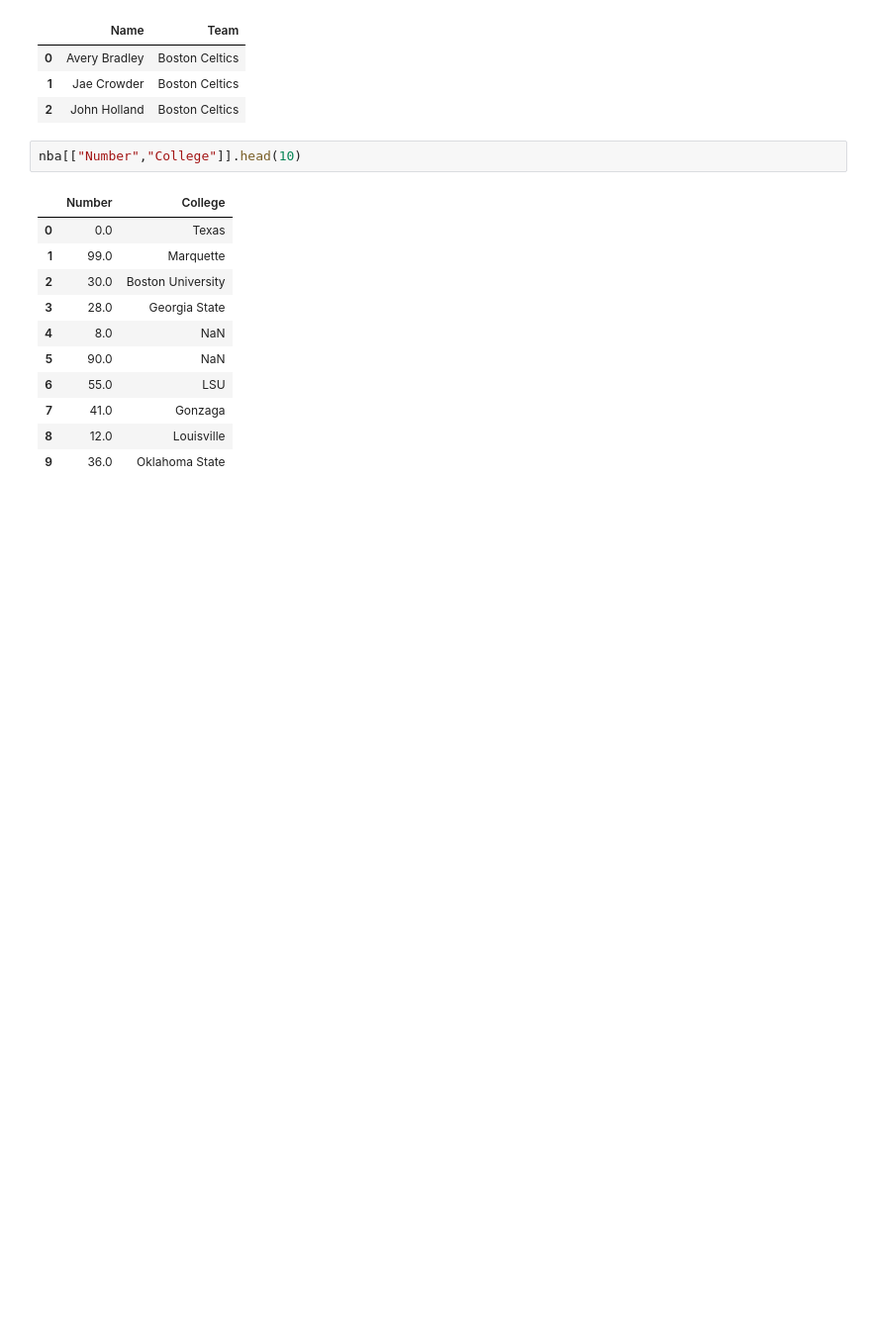
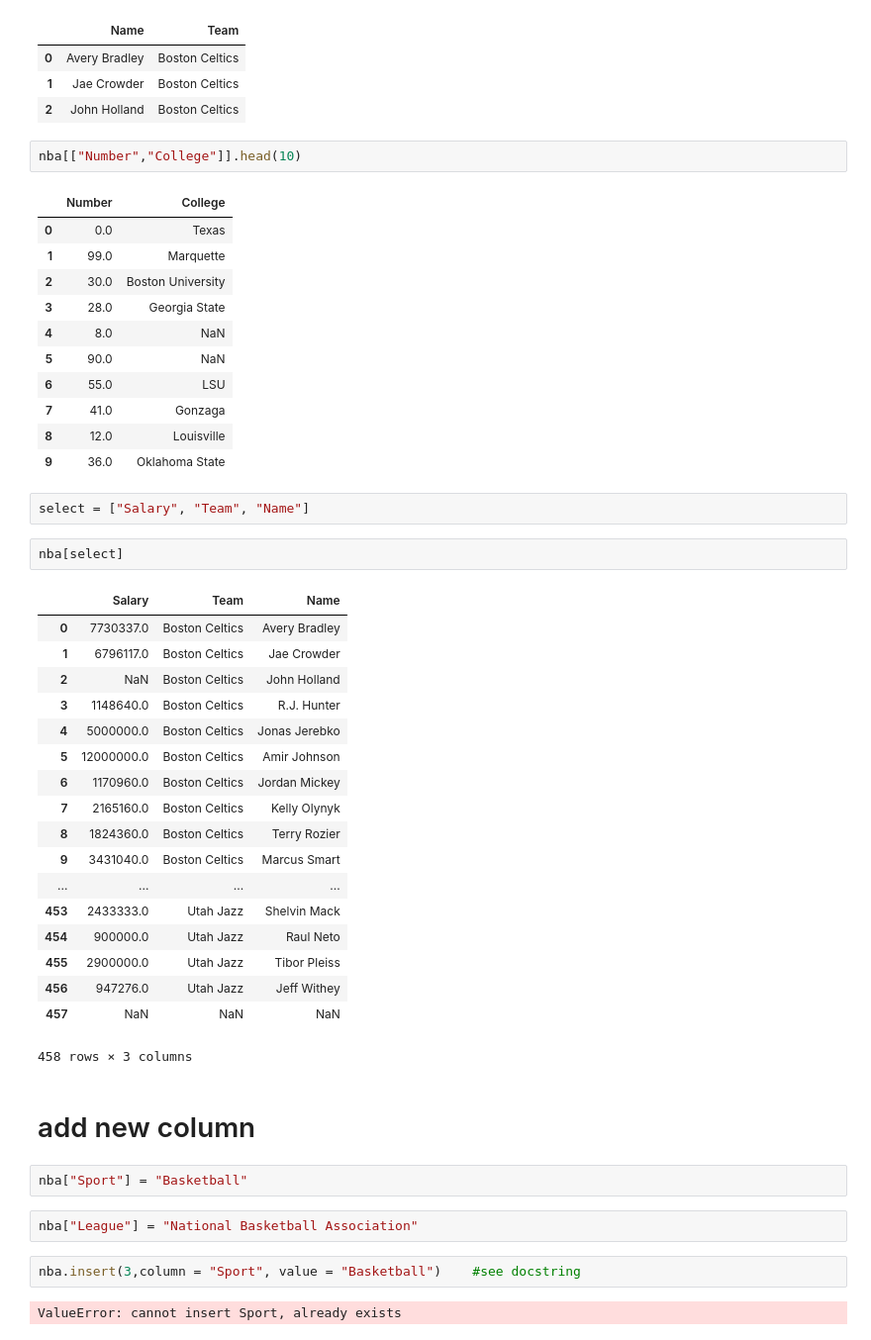
Before and after one commit to supercoder123/data-science, a Jupyter notebook: DataFrames 1.ipynb, the cells around one changed output. Shown: that part at 99% size. Drawn from its saved outputs; the diff is of its cells as text; blank space fills up the shorter version.

```diff
--- a/DataFrames 1.ipynb
+++ b/DataFrames 1.ipynb
@@ -204,3 +204,36 @@ nba[["Number","College"]].head(10)
 | 7 | 41.0 | Gonzaga |
 | 8 | 12.0 | Louisville |
 | 9 | 36.0 | Oklahoma State |
+# %%
+select = ["Salary", "Team", "Name"]
+# %%
+nba[select]
+# %% [output]
+|  | Salary | Team | Name |
+| 0 | 7730337.0 | Boston Celtics | Avery Bradley |
+| 1 | 6796117.0 | Boston Celtics | Jae Crowder |
+| 2 | NaN | Boston Celtics | John Holland |
+| 3 | 1148640.0 | Boston Celtics | R.J. Hunter |
+| 4 | 5000000.0 | Boston Celtics | Jonas Jerebko |
+| 5 | 12000000.0 | Boston Celtics | Amir Johnson |
+| 6 | 1170960.0 | Boston Celtics | Jordan Mickey |
+| 7 | 2165160.0 | Boston Celtics | Kelly Olynyk |
+| 8 | 1824360.0 | Boston Celtics | Terry Rozier |
+| 9 | 3431040.0 | Boston Celtics | Marcus Smart |
+| ... | ... | ... | ... |
+| 453 | 2433333.0 | Utah Jazz | Shelvin Mack |
+| 454 | 900000.0 | Utah Jazz | Raul Neto |
+| 455 | 2900000.0 | Utah Jazz | Tibor Pleiss |
+| 456 | 947276.0 | Utah Jazz | Jeff Withey |
+| 457 | NaN | NaN | NaN |
+458 rows × 3 columns
+# %% [markdown]
+# add new column
+# %%
+nba["Sport"] = "Basketball"
+# %%
+nba["League"] = "National Basketball Association"
+# %%
+nba.insert(3,column = "Sport", value = "Basketball")    #see docstring
+# %% [output]
+ValueError: cannot insert Sport, already exists
```
